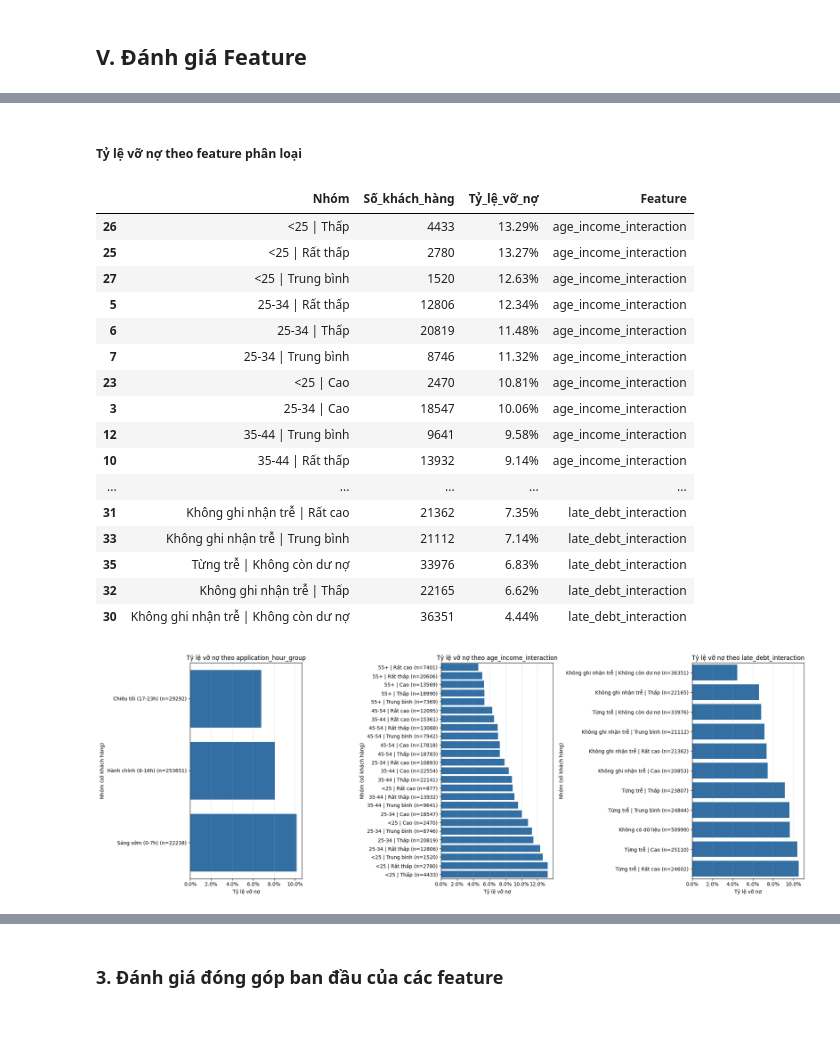
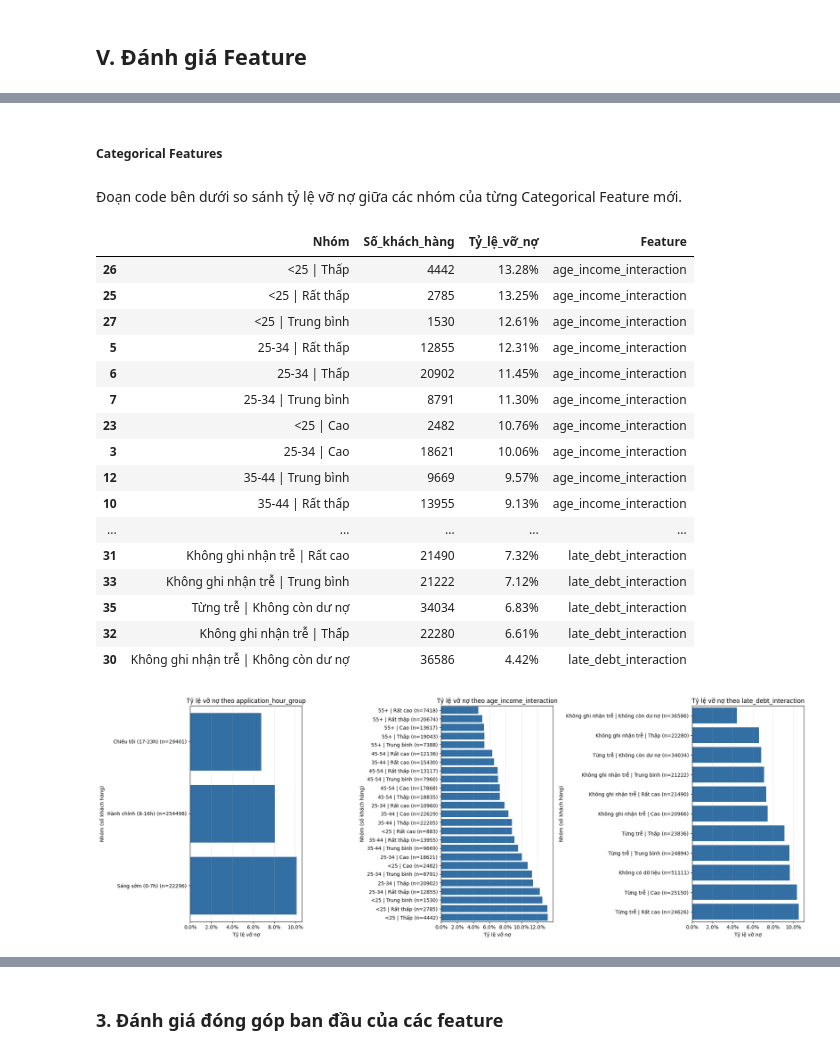
Before and after one commit to thanhhung9720001-collab/credit-risk-classifier, a Jupyter notebook: notebooks/05_feature_engineering.ipynb, the cells around one changed output, grey strips where cells are left out. Cells and saved outputs as stored; diff of their text form; code cells hidden in the pictures; blank space fills up the shorter version.

```diff
--- a/notebooks/05_feature_engineering.ipynb
+++ b/notebooks/05_feature_engineering.ipynb
@@ -528,0 +736,28 @@ Kết hợp này là do NB04 cho thấy rủi ro cao hơn khi khách hàng có
+# %%
+# Khởi tạo nhóm dư nợ và giữ NaN khi không có dữ liệu Bureau phù hợp.
+nhom_du_no = pd.Series(pd.NA, index=df.index, dtype="string")
+nhom_du_no.loc[df["bureau_sum_debt"].eq(0)] = "Không còn dư nợ"
+
+# Chia khách hàng còn dư nợ thành bốn nhóm theo phân vị.
+co_du_no = df["bureau_sum_debt"] > 0
+nhom_du_no.loc[co_du_no] = pd.qcut(
+    df.loc[co_du_no, "bureau_sum_debt"],
+    q=4,
+    labels=False,
+    duplicates="drop",
+).map({0: "Thấp", 1: "Trung bình", 2: "Cao", 3: "Rất cao"}).astype("string")
+
+# Xác định khách hàng từng trễ hạn ở ít nhất một nguồn lịch sử.
+da_tung_tre = df[[
+    "bureau_max_overdue", "installments_max_late", "pos_cash_max_dpd",
+]].fillna(0).gt(0).any(axis=1)
+lich_su_cham_tra = pd.Series(
+    np.where(da_tung_tre, "Từng trễ", "Không ghi nhận trễ"),
+    index=df.index,
+    dtype="string",
+)
+
+# late_debt_interaction: kết hợp lịch sử trễ hạn với nhóm dư nợ Bureau.
+df["late_debt_interaction"] = lich_su_cham_tra.str.cat(
+    nhom_du_no, sep=" | "
+)
@@ -884,13 +1188,17 @@ plt.show()
 # %% [markdown]
-##### Tỷ lệ vỡ nợ theo feature phân loại
+##### Categorical Features
+# %% [markdown]
+Đoạn code bên dưới so sánh tỷ lệ vỡ nợ giữa các nhóm của từng Categorical Feature mới.
 # %%
-categorical_features = [  # Các feature phân loại cần xem tỷ lệ vỡ nợ theo từng nhóm.
+# Chọn các Categorical Feature cần phân tích.
+categorical_features = [
     "application_hour_group",
     "age_income_interaction",
     "late_debt_interaction",
 ]
 
-categorical_default_rate = pd.concat([  # Gộp tỷ lệ vỡ nợ của từng nhóm trong ba feature phân loại.
+# Tính số khách hàng và tỷ lệ vỡ nợ của từng nhóm.
+categorical_default_rate = pd.concat([
     df.assign(Nhóm=df[feature].astype("string").fillna("Không có dữ liệu"))
     .groupby("Nhóm", observed=False)["target"]
     .agg(Số_khách_hàng="size", Tỷ_lệ_vỡ_nợ="mean")
@@ -899,52 +1207,53 @@ categorical_default_rate = pd.concat([  # Gộp tỷ lệ vỡ nợ của từng
     for feature in categorical_features
 ], ignore_index=True)
 
 display(
     categorical_default_rate.sort_values(["Feature", "Tỷ_lệ_vỡ_nợ"], ascending=[True, False])
     .style.format({"Tỷ_lệ_vỡ_nợ": "{:.2%}"})
-)  # Hiển thị số khách hàng để tránh diễn giải quá mức các nhóm nhỏ.
+)
 
-fig, axes = plt.subplots(1, len(categorical_features), figsize=(20, 7))  # Tạo một biểu đồ cho mỗi feature phân loại.
+# Vẽ một biểu đồ cho mỗi Categorical Feature.
+fig, axes = plt.subplots(1, len(categorical_features), figsize=(20, 7))
 
 for ax, feature in zip(axes, categorical_features):
     plot_data = categorical_default_rate[
         categorical_default_rate["Feature"] == feature
-    ].sort_values("Tỷ_lệ_vỡ_nợ")  # Sắp xếp nhóm theo tỷ lệ vỡ nợ để dễ so sánh.
+    ].sort_values("Tỷ_lệ_vỡ_nợ")
     plot_data = plot_data.assign(
         Nhãn=plot_data["Nhóm"].astype(str) + " (n=" + plot_data["Số_khách_hàng"].astype(str) + ")"
-    )  # Gắn cỡ mẫu vào nhãn nhóm.
+    )
 
     sns.barplot(
         data=plot_data,
         x="Tỷ_lệ_vỡ_nợ",
         y="Nhãn",
         color="#2171b5",
         ax=ax
     )
-    ax.xaxis.set_major_formatter(ticker.PercentFormatter(1))  # Hiển thị trục tỷ lệ dưới dạng phần trăm.
+    ax.xaxis.set_major_formatter(ticker.PercentFormatter(1))
     ax.set_title(f"Tỷ lệ vỡ nợ theo {feature}")
     ax.set_xlabel("Tỷ lệ vỡ nợ")
     ax.set_ylabel("Nhóm (số khách hàng)")
     ax.grid(axis="x", alpha=0.3)
 
 plt.tight_layout()
 plt.show()
 # %% [output]
 |  | Nhóm | Số_khách_hàng | Tỷ_lệ_vỡ_nợ | Feature |
-| 26 | <25 | Thấp | 4433 | 13.29% | age_income_interaction |
-| 25 | <25 | Rất thấp | 2780 | 13.27% | age_income_interaction |
-| 27 | <25 | Trung bình | 1520 | 12.63% | age_income_interaction |
-| 5 | 25-34 | Rất thấp | 12806 | 12.34% | age_income_interaction |
-| 6 | 25-34 | Thấp | 20819 | 11.48% | age_income_interaction |
-| 7 | 25-34 | Trung bình | 8746 | 11.32% | age_income_interaction |
-| 23 | <25 | Cao | 2470 | 10.81% | age_income_interaction |
-| 3 | 25-34 | Cao | 18547 | 10.06% | age_income_interaction |
-| 12 | 35-44 | Trung bình | 9641 | 9.58% | age_income_interaction |
-| 10 | 35-44 | Rất thấp | 13932 | 9.14% | age_income_interaction |
+| 26 | <25 | Thấp | 4442 | 13.28% | age_income_interaction |
+| 25 | <25 | Rất thấp | 2785 | 13.25% | age_income_interaction |
+| 27 | <25 | Trung bình | 1530 | 12.61% | age_income_interaction |
+| 5 | 25-34 | Rất thấp | 12855 | 12.31% | age_income_interaction |
+| 6 | 25-34 | Thấp | 20902 | 11.45% | age_income_interaction |
+| 7 | 25-34 | Trung bình | 8791 | 11.30% | age_income_interaction |
+| 23 | <25 | Cao | 2482 | 10.76% | age_income_interaction |
+| 3 | 25-34 | Cao | 18621 | 10.06% | age_income_interaction |
+| 12 | 35-44 | Trung bình | 9669 | 9.57% | age_income_interaction |
+| 10 | 35-44 | Rất thấp | 13955 | 9.13% | age_income_interaction |
 | ... | ... | ... | ... | ... |
-| 31 | Không ghi nhận trễ | Rất cao | 21362 | 7.35% | late_debt_interaction |
-| 33 | Không ghi nhận trễ | Trung bình | 21112 | 7.14% | late_debt_interaction |
-| 35 | Từng trễ | Không còn dư nợ | 33976 | 6.83% | late_debt_interaction |
-| 32 | Không ghi nhận trễ | Thấp | 22165 | 6.62% | late_debt_interaction |
-| 30 | Không ghi nhận trễ | Không còn dư nợ | 36351 | 4.44% | late_debt_interaction |
+| 31 | Không ghi nhận trễ | Rất cao | 21490 | 7.32% | late_debt_interaction |
+| 33 | Không ghi nhận trễ | Trung bình | 21222 | 7.12% | late_debt_interaction |
+| 35 | Từng trễ | Không còn dư nợ | 34034 | 6.83% | late_debt_interaction |
+| 32 | Không ghi nhận trễ | Thấp | 22280 | 6.61% | late_debt_interaction |
+| 30 | Không ghi nhận trễ | Không còn dư nợ | 36586 | 4.42% | late_debt_interaction |
 [figure]
```
Also changed, not shown: parts of 165 cells of this notebook, 2 other files.
